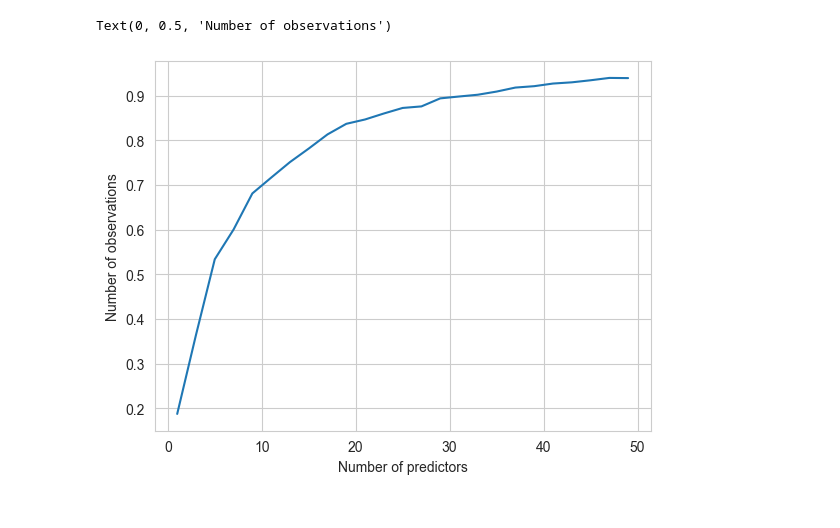
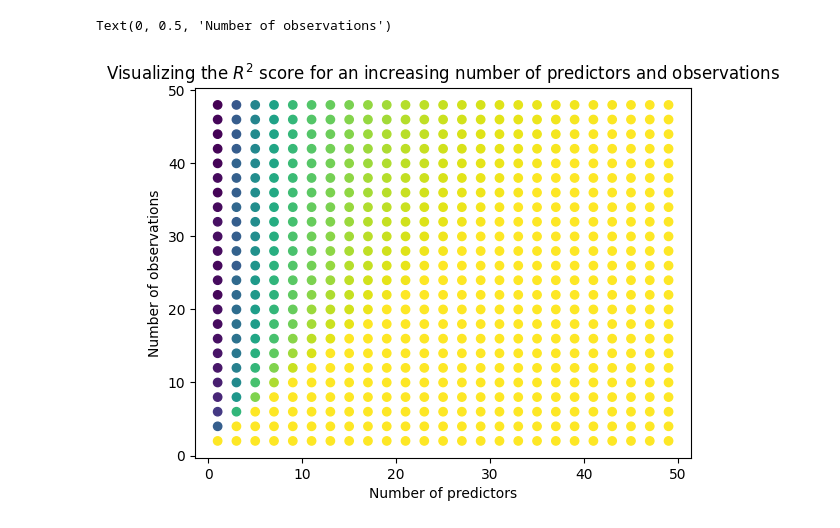
Before and after one commit to TheChickenAgent/ComputationalStatisticsKEN4258, a Jupyter notebook: assignment1.ipynb, the cells around one changed output. Saved outputs shown, nothing was run; the diff lists cells and outputs as text; code cells hidden in the pictures.

Commit message:
Added more plots

```diff
--- a/assignment1.ipynb
+++ b/assignment1.ipynb
@@ -39,0 +83,11 @@ R squared adjusted =  0.10711751259036928
+# %%
+results = run_simulations(num_simulations=400, max_num_predictors=75, num_observations=25)
+
+num_predictors = [res[0] for res in results]
+num_observations = [res[1] for res in results]
+R_squared = [res[2] for res in results]
+
+plt.plot(num_predictors, R_squared)
+plt.title('Visualizing the $R^2$ score for an increasing number of predictors when N=25')
+plt.xlabel('Number of predictors')
+plt.ylabel('$R^2$')
@@ -40,14 +114,15 @@ R squared adjusted =  0.10711751259036928
 # %%
-num_simulations = 100
+num_simulations = 400
+max_num_predictors = 50
+max_num_observations = 50
+
 results = []
-for num_predictors in range(1, 50, 2):
-    print(num_predictors)
-    #for num_observations in range(5, 20, 5):
-    R_squared = []
-    for _ in range(num_simulations):
-        X, y = generate_data(num_predictors, 200)
-        R_squared.append(calculate_R_squared(X, y))
-    results.append((num_predictors, 10, np.mean(R_squared)))
-
-results
+for num_predictors in range(1, max_num_predictors, 2):
+    print(num_predictors,'/',max_num_predictors)
+    for num_observations in range(2, max_num_observations, 2):
+        R_squared = []
+        for _ in range(num_simulations):
+            X, y = generate_data(num_predictors, num_observations)
+            R_squared.append(calculate_R_squared(X, y))
+        results.append((num_predictors, num_observations, np.mean(R_squared)))
 # %% [output]
@@ -88,11 +146,12 @@ results
 # %%
 num_predictors = [res[0] for res in results]
 num_observations = [res[1] for res in results]
 R_squared = [res[2] for res in results]
 
-plt.plot(num_predictors, R_squared)
+plt.scatter(num_predictors, num_observations, c=R_squared)
+plt.title('Visualizing the $R^2$ score for an increasing number of predictors and observations')
 plt.xlabel('Number of predictors')
 plt.ylabel('Number of observations')
 # %% [output]
 Text(0, 0.5, 'Number of observations')
-[figure, old version]
+[figure, new version]
```
Also changed, not shown: parts of 9 cells of this notebook.
